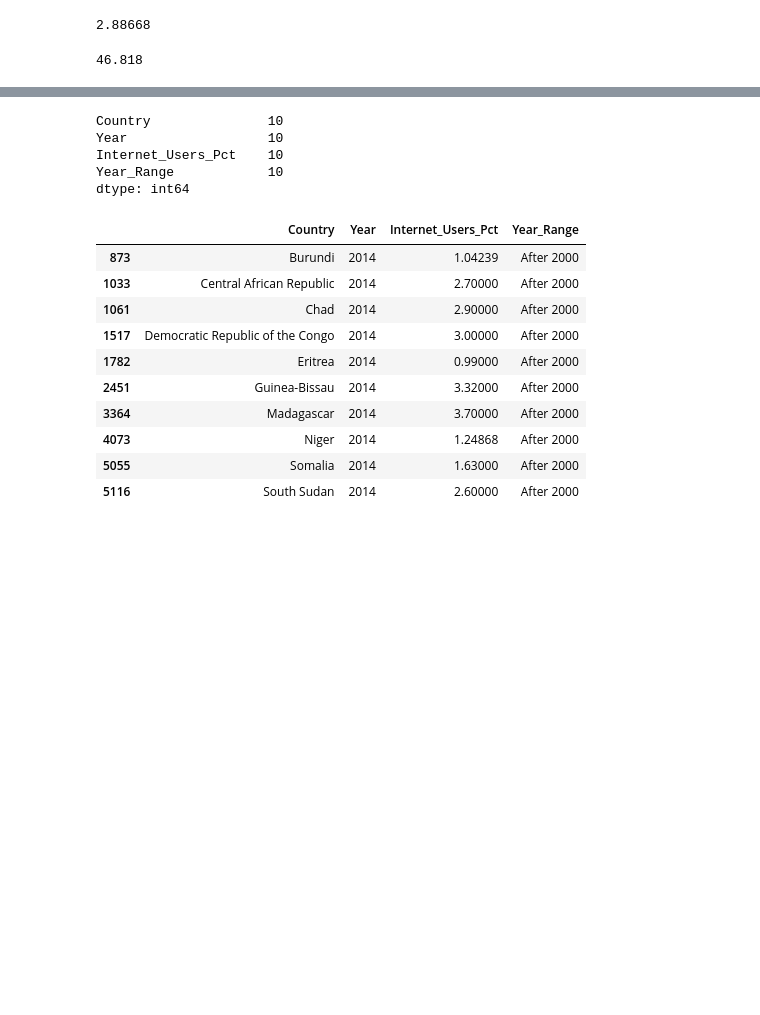
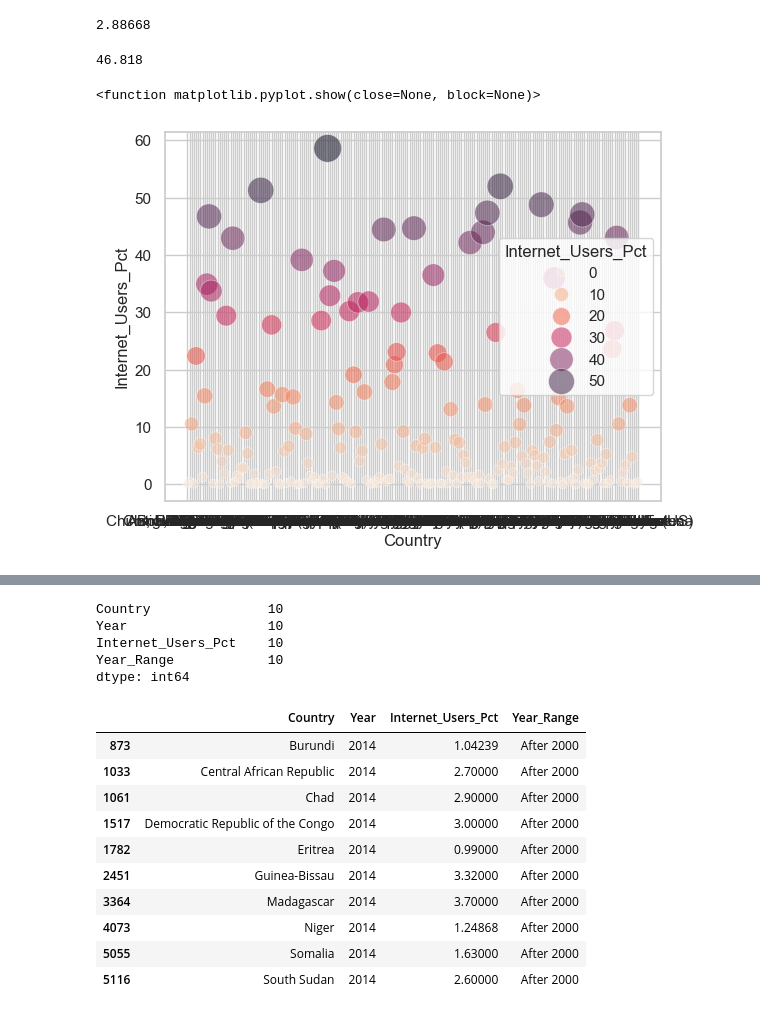
Before and after one commit to NSS-Data-Analytics-Cohort-13/un-exploration-mikeriello, a Jupyter notebook: notebooks/UN_project.ipynb, the cells around one changed output, grey strips where cells are left out. Saved outputs shown, nothing was run; the diff lists cells and outputs as text; code cells hidden in the pictures; blank space fills up the shorter version.

```diff
--- a/notebooks/UN_project.ipynb
+++ b/notebooks/UN_project.ipynb
@@ -859,3 +870,12 @@ internet_df[internet_df['Year'] == 2014]['Internet_Users_Pct'].median()
 46.818
 # %%
 # 18) 44 percent difference
+# %%
+internet_2000 = internet_df[internet_df['Year'] == 2000]
+# %%
+sns.scatterplot(internet_2000, x='Country', y='Internet_Users_Pct', hue='Internet_Users_Pct',
+                palette='rocket_r', size='Internet_Users_Pct', sizes=(40,400), alpha=.5)
+plt.show
+# %% [output]
+<function matplotlib.pyplot.show(close=None, block=None)>
+[figure, added]
```
Also changed, not shown: parts of 30 cells of this notebook.
